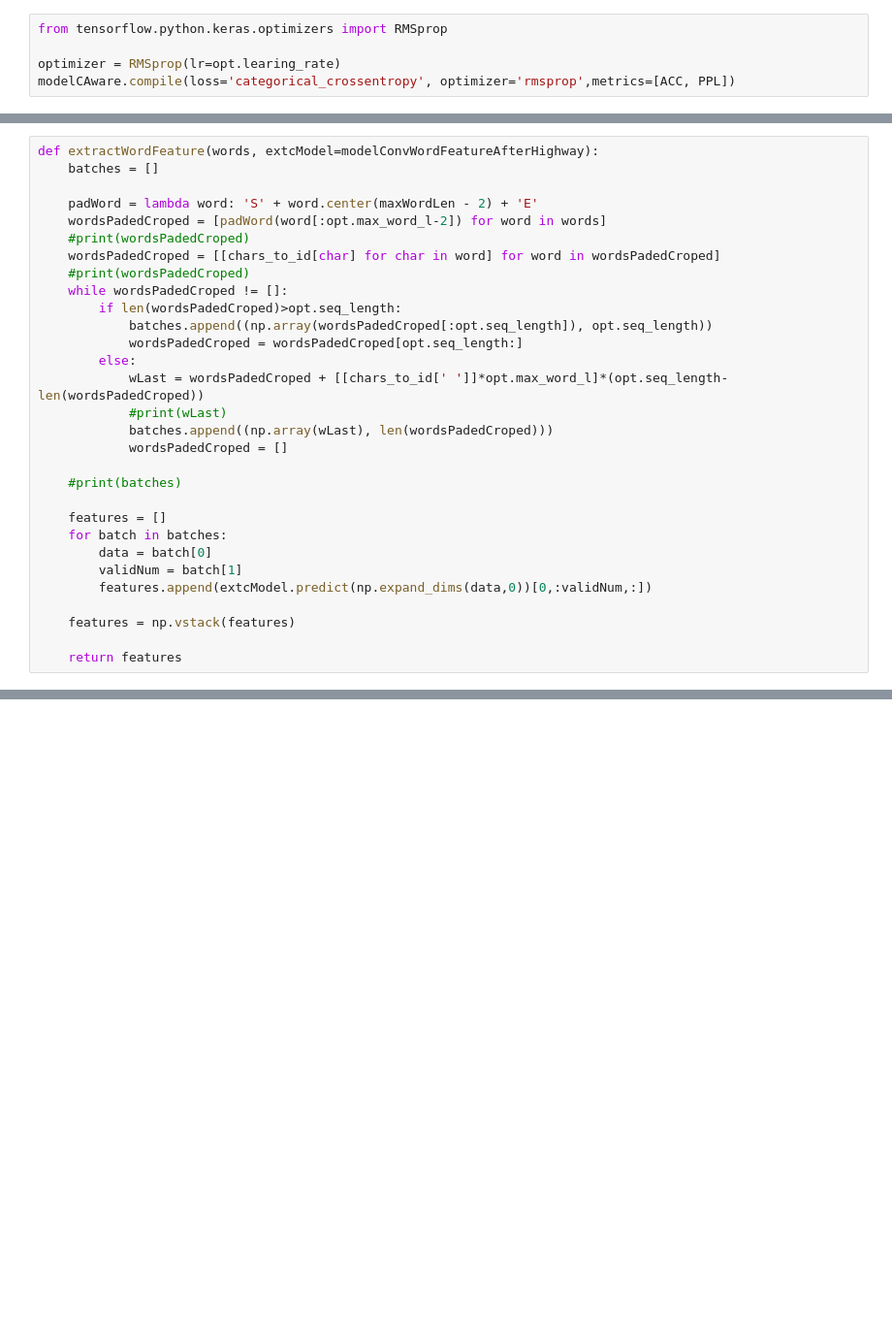
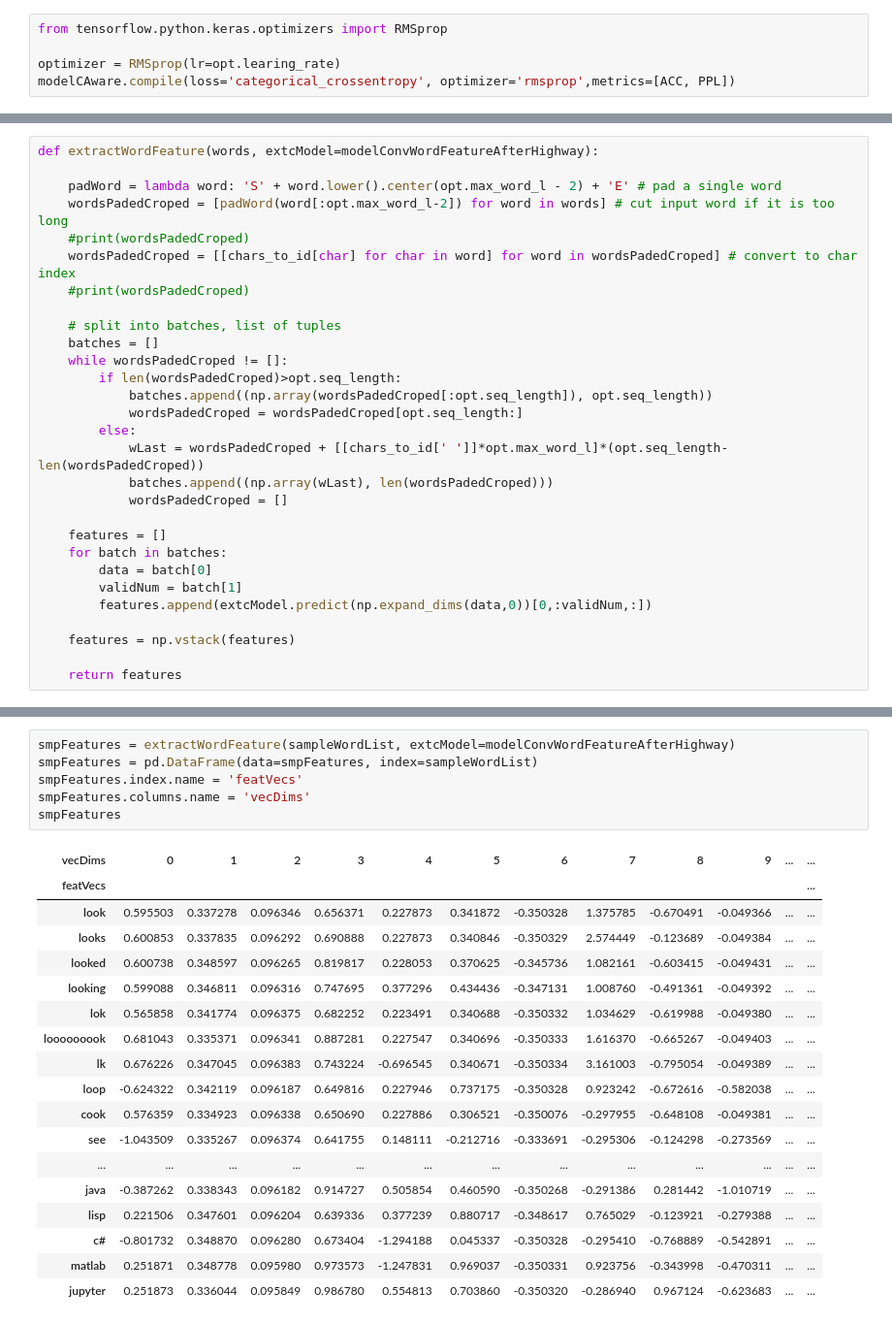
Before and after one commit to Randnx/Language_Modeling, a Jupyter notebook: Keras_Character_Aware_Neural_Language_Models.ipynb, the cells around one changed output, grey strips where cells are left out. Shown at 97% size. Cells and saved outputs as stored; diff of their text form; blank space fills up the shorter version.

```diff
--- a/Keras_Character_Aware_Neural_Language_Models.ipynb
+++ b/Keras_Character_Aware_Neural_Language_Models.ipynb
@@ -638,23 +604,22 @@ Index(['ACC', 'PPL', 'loss', 'val_ACC', 'val_PPL', 'val_loss'], dtype='object')
 # %%
 def extractWordFeature(words, extcModel=modelConvWordFeatureAfterHighway):
+
+    padWord = lambda word: 'S' + word.lower().center(opt.max_word_l - 2) + 'E' # pad a single word
+    wordsPadedCroped = [padWord(word[:opt.max_word_l-2]) for word in words] # cut input word if it is too long
+    #print(wordsPadedCroped)
+    wordsPadedCroped = [[chars_to_id[char] for char in word] for word in wordsPadedCroped] # convert to char index
+    #print(wordsPadedCroped)
+
+    # split into batches, list of tuples
     batches = []
-
-    padWord = lambda word: 'S' + word.center(maxWordLen - 2) + 'E'
-    wordsPadedCroped = [padWord(word[:opt.max_word_l-2]) for word in words]
-    #print(wordsPadedCroped)
-    wordsPadedCroped = [[chars_to_id[char] for char in word] for word in wordsPadedCroped]
-    #print(wordsPadedCroped)
     while wordsPadedCroped != []:
         if len(wordsPadedCroped)>opt.seq_length:
             batches.append((np.array(wordsPadedCroped[:opt.seq_length]), opt.seq_length))
             wordsPadedCroped = wordsPadedCroped[opt.seq_length:]
         else:
             wLast = wordsPadedCroped + [[chars_to_id[' ']]*opt.max_word_l]*(opt.seq_length-len(wordsPadedCroped))
-            #print(wLast)
             batches.append((np.array(wLast), len(wordsPadedCroped)))
             wordsPadedCroped = []
-
-    #print(batches)
 
     features = []
     for batch in batches:
@@ -701,0 +679,25 @@ dtype: float32
+# %%
+smpFeatures = extractWordFeature(sampleWordList, extcModel=modelConvWordFeatureAfterHighway)
+smpFeatures = pd.DataFrame(data=smpFeatures, index=sampleWordList)
+smpFeatures.index.name = 'featVecs'
+smpFeatures.columns.name = 'vecDims'
+smpFeatures
+# %% [output]
+| vecDims | 0 | 1 | 2 | 3 | 4 | 5 | 6 | 7 | 8 | 9 | ... | ... |
+| featVecs |  |  |  |  |  |  |  |  |  |  |  | ... |
+| look | 0.595503 | 0.337278 | 0.096346 | 0.656371 | 0.227873 | 0.341872 | -0.350328 | 1.375785 | -0.670491 | -0.049366 | ... | ... |
+| looks | 0.600853 | 0.337835 | 0.096292 | 0.690888 | 0.227873 | 0.340846 | -0.350329 | 2.574449 | -0.123689 | -0.049384 | ... | ... |
+| looked | 0.600738 | 0.348597 | 0.096265 | 0.819817 | 0.228053 | 0.370625 | -0.345736 | 1.082161 | -0.603415 | -0.049431 | ... | ... |
+| looking | 0.599088 | 0.346811 | 0.096316 | 0.747695 | 0.377296 | 0.434436 | -0.347131 | 1.008760 | -0.491361 | -0.049392 | ... | ... |
+| lok | 0.565858 | 0.341774 | 0.096375 | 0.682252 | 0.223491 | 0.340688 | -0.350332 | 1.034629 | -0.619988 | -0.049380 | ... | ... |
+| looooooook | 0.681043 | 0.335371 | 0.096341 | 0.887281 | 0.227547 | 0.340696 | -0.350333 | 1.616370 | -0.665267 | -0.049403 | ... | ... |
+| lk | 0.676226 | 0.347045 | 0.096383 | 0.743224 | -0.696545 | 0.340671 | -0.350334 | 3.161003 | -0.795054 | -0.049389 | ... | ... |
+| loop | -0.624322 | 0.342119 | 0.096187 | 0.649816 | 0.227946 | 0.737175 | -0.350328 | 0.923242 | -0.672616 | -0.582038 | ... | ... |
+| cook | 0.576359 | 0.334923 | 0.096338 | 0.650690 | 0.227886 | 0.306521 | -0.350076 | -0.297955 | -0.648108 | -0.049381 | ... | ... |
+| see | -1.043509 | 0.335267 | 0.096374 | 0.641755 | 0.148111 | -0.212716 | -0.333691 | -0.295306 | -0.124298 | -0.273569 | ... | ... |
+| ... | ... | ... | ... | ... | ... | ... | ... | ... | ... | ... | ... | ... |
+| java | -0.387262 | 0.338343 | 0.096182 | 0.914727 | 0.505854 | 0.460590 | -0.350268 | -0.291386 | 0.281442 | -1.010719 | ... | ... |
+| lisp | 0.221506 | 0.347601 | 0.096204 | 0.639336 | 0.377239 | 0.880717 | -0.348617 | 0.765029 | -0.123921 | -0.279388 | ... | ... |
+| c# | -0.801732 | 0.348870 | 0.096280 | 0.673404 | -1.294188 | 0.045337 | -0.350328 | -0.295410 | -0.768889 | -0.542891 | ... | ... |
+| matlab | 0.251871 | 0.348778 | 0.095980 | 0.973573 | -1.247831 | 0.969037 | -0.350331 | 0.923756 | -0.343998 | -0.470311 | ... | ... |
+| jupyter | 0.251873 | 0.336044 | 0.095849 | 0.986780 | 0.554813 | 0.703860 | -0.350320 | -0.286940 | 0.967124 | -0.623683 | ... | ... |
```
Also changed, not shown: parts of 23 cells of this notebook.
